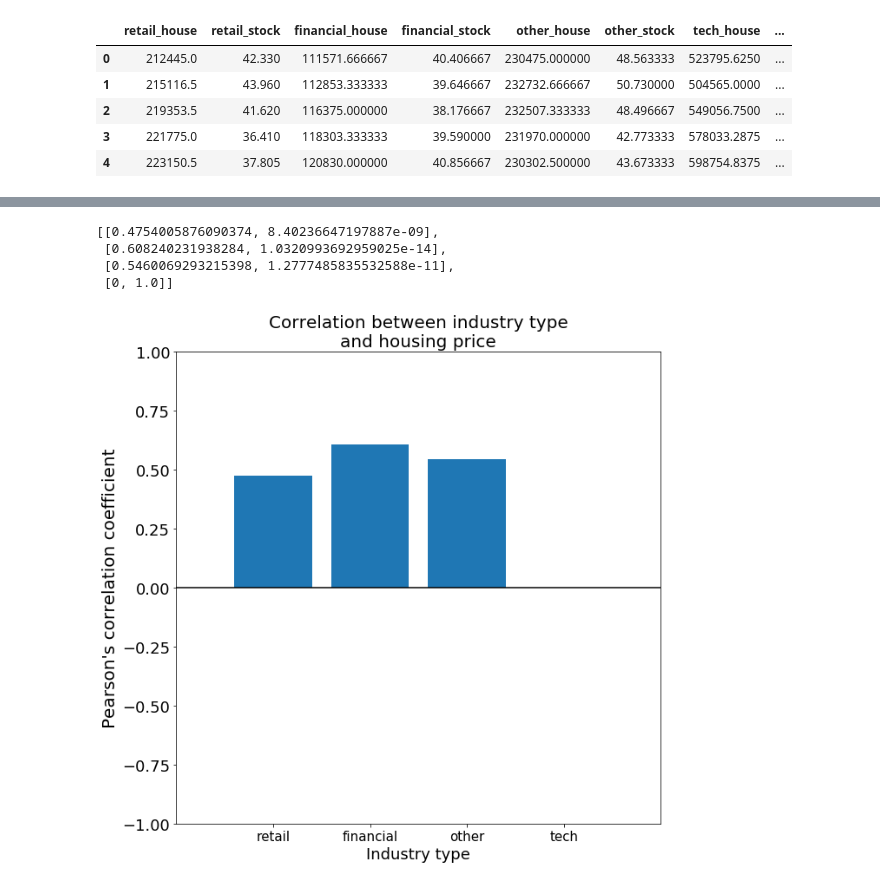
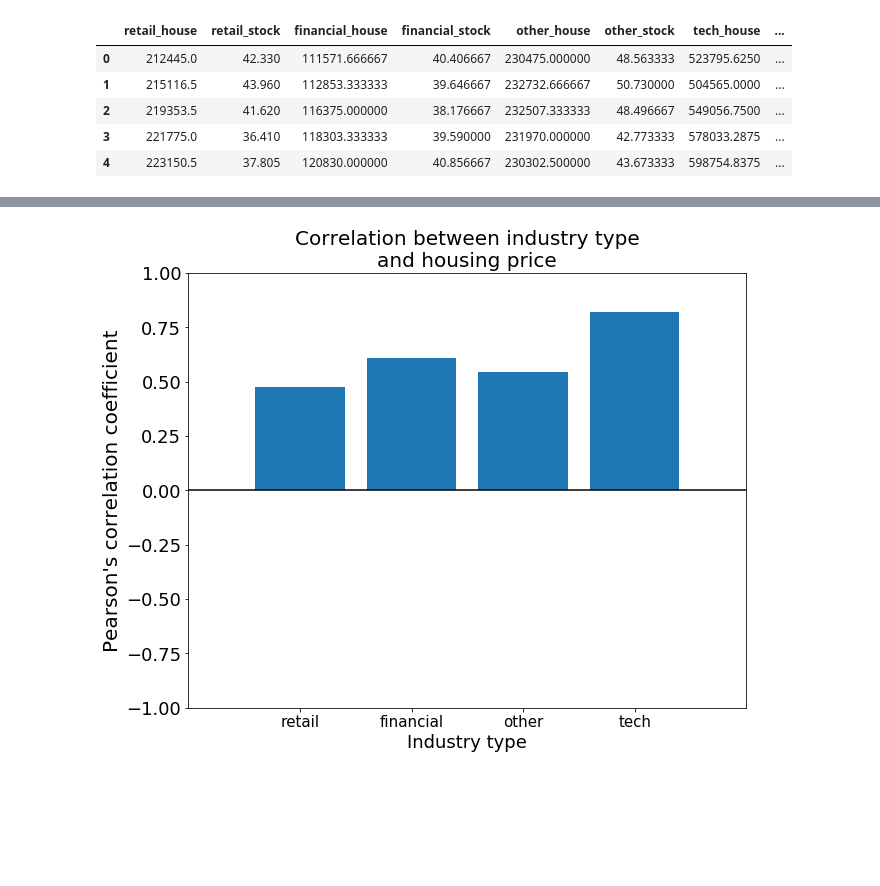
Before and after one commit to GraceHsu12/UCB_Project1_team, a Jupyter notebook: Data Exploration and Cleanup.ipynb, the cells around one changed output, grey strips where cells are left out. Saved outputs shown, nothing was run; the diff lists cells and outputs as text; code cells hidden in the pictures; blank space fills up the shorter version.

Commit message:
Fixed Pearson R calculation and graphs

```diff
--- a/Data Exploration and Cleanup.ipynb
+++ b/Data Exploration and Cleanup.ipynb
@@ -309,6 +309,16 @@ for each in stock_tickers:
     # Excluding data from ABC, NKE, CVS, SAFM, ANTM
     if each in ['ABC', 'NKE', 'CVS', 'SAFM', 'ANTM', 'CAH']:
         pass
+    elif each in ['HA', 'AAPL', 'LMT', 'WBA', 'WMT']:
+        stock = combined_stock_housing_df[f'{each}_stock']
+        house = combined_stock_housing_df[f'{each}_housing']
+        stock_house_df = pd.DataFrame({
+            "stock": stock,
+            "house": house
+        })
+        # remove NaN
+        stock_house_df = stock_house_df.dropna(0)
+        stock_house_pearsonr.append(stats.pearsonr(stock_house_df["stock"], stock_house_df["house"]))
     else:
         stock_house_pearsonr.append(stats.pearsonr(combined_stock_housing_df[f'{each}_stock'], combined_stock_housing_df[f'{each}_housing']))
 # %%
@@ -353,7 +362,0 @@ stock_house_pearsonr_list
-# %%
-# convert nan to zeroes
-for each in stock_house_pearsonr_list:
-    if np.isnan(each[0])==True:
-        each[0] = 0
-
-stock_house_pearsonr_list
@@ -621,9 +613,25 @@ combined_industry_averages.to_csv("stats_data_graphs/combined_industry_averages.
 industry_type_pearsonr= []
 industry=["retail", "financial", "other", "tech"]
 
+combined_industry_file = pd.read_csv("stats_data_graphs/combined_industry_averages.csv")
+
+# Separated tech industry from rest of industries due to shortened data set
+tech_stock = combined_industry_file["tech_stock"]
+tech_house = combined_industry_file["tech_house"]
+tech_df = pd.DataFrame({
+    "tech_stock": tech_stock,
+    "tech_house": tech_house
+})
+
+# drop NAN values from last 2 rows
+tech_df = tech_df.dropna(0)
+
 # Use Pearson r correlation calculation for each stock-housing pair
 for each in industry:
-        industry_type_pearsonr.append(stats.pearsonr(combined_industry_averages[f'{each}_stock'], combined_industry_averages[f'{each}_house']))
+    if each == "tech":
+        industry_type_pearsonr.append(stats.pearsonr(tech_df['tech_stock'], tech_df['tech_house']))
+    else:
+        industry_type_pearsonr.append(stats.pearsonr(combined_industry_file[f'{each}_stock'], combined_industry_file[f'{each}_house']))
 
 industry_type_pearsonr
 # %% [output]
@@ -650,15 +658,3 @@ industry_type_pearsonr_list
-# %%
-# convert nan to zeroes
-for each in industry_type_pearsonr_list:
-    if np.isnan(each[0])==True:
-        each[0] = 0
-
-industry_type_pearsonr_list
-# %% [output]
-[[0.4754005876090374, 8.40236647197887e-09],
- [0.608240231938284, 1.0320993692959025e-14],
- [0.5460069293215398, 1.2777485835532588e-11],
- [0, 1.0]]
 # %%
 correlation_vals = []
 p_vals = []
@@ -676,23 +672,23 @@ statistical_analysis.to_csv("stats_data_graphs/industry_analysis.csv")
 # %%
 # Plot correlation values against each stock ticker
 mpl.bar(industry, correlation_vals)
 mpl.hlines(0,-1,4)
 mpl.title("Correlation between industry type\nand housing price", fontsize=20)
 mpl.ylabel("Pearson's correlation coefficient", fontsize=20)
 mpl.xlabel("Industry type", fontsize=18)
 mpl.yticks(fontsize=18)
 mpl.xticks(fontsize=15)
 mpl.ylim(-1,1)
 mpl.xlim(-1, 4)
 
 
 
 # Enlarge figure size
 fig=mpl.gcf()
-fig.set_size_inches(10, 10)
+fig.set_size_inches(10, 8)
 
 mpl.savefig("stats_data_graphs/industry_correlation.png")
 # %% [output]
-[figure, old version]
+[figure, new version]
 # %%
 # End of code
```
Also changed, not shown: parts of 9 cells of this notebook, 5 other files.
